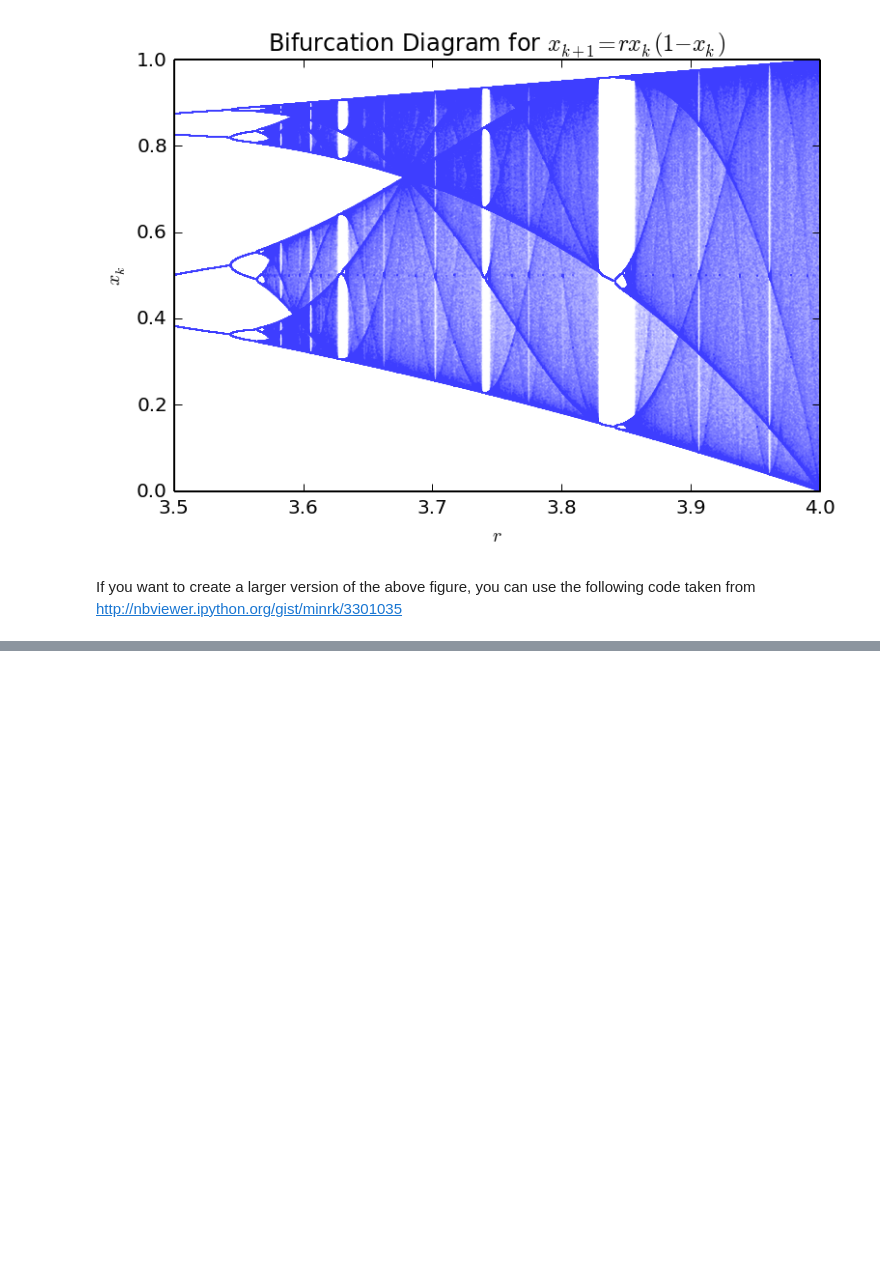
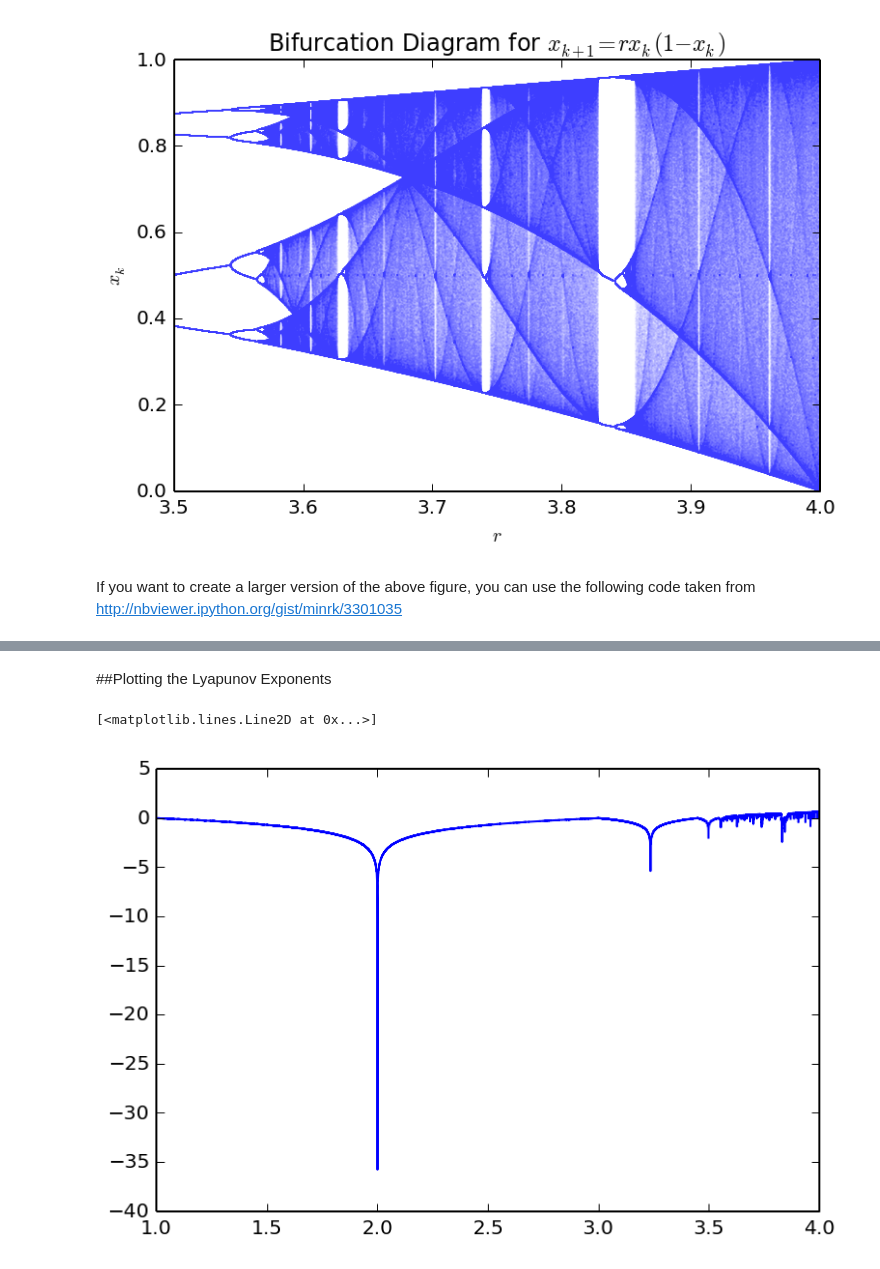
Before and after one commit to oliveras/dyn-sys, a Jupyter notebook: Bifurcation Diagrams in Python.ipynb, the cells around one changed output, grey strips where cells are left out. Cells and saved outputs as stored; diff of their text form; code cells hidden in the pictures; blank space fills up the shorter version.

Commit message:
Update
Lyapunov Exponents added

```diff
--- a/Bifurcation Diagrams in Python.ipynb
+++ b/Bifurcation Diagrams in Python.ipynb
@@ -89,0 +87,14 @@ rcParams['savefig.dpi']
+# %% [markdown]
+##Plotting the Lyapunov Exponents
+# %%
+lyapExps = zeros((numRVals,1)); # initialize a matrix of x values
+for j in range(0,numRVals):
+    lyapExps[j] = 0
+    r = rVals[j];
+    for k in range(1,numIterations):
+        lyapExps[j] = lyapExps[j] + log(abs(r - 2*r*x[j,k]));
+
+lyapExps = lyapExps/numIterations;
+# %% [output]
+[<matplotlib.lines.Line2D at 0x...>]
+[figure, added]
```
Also changed, not shown: parts of 6 cells of this notebook.
